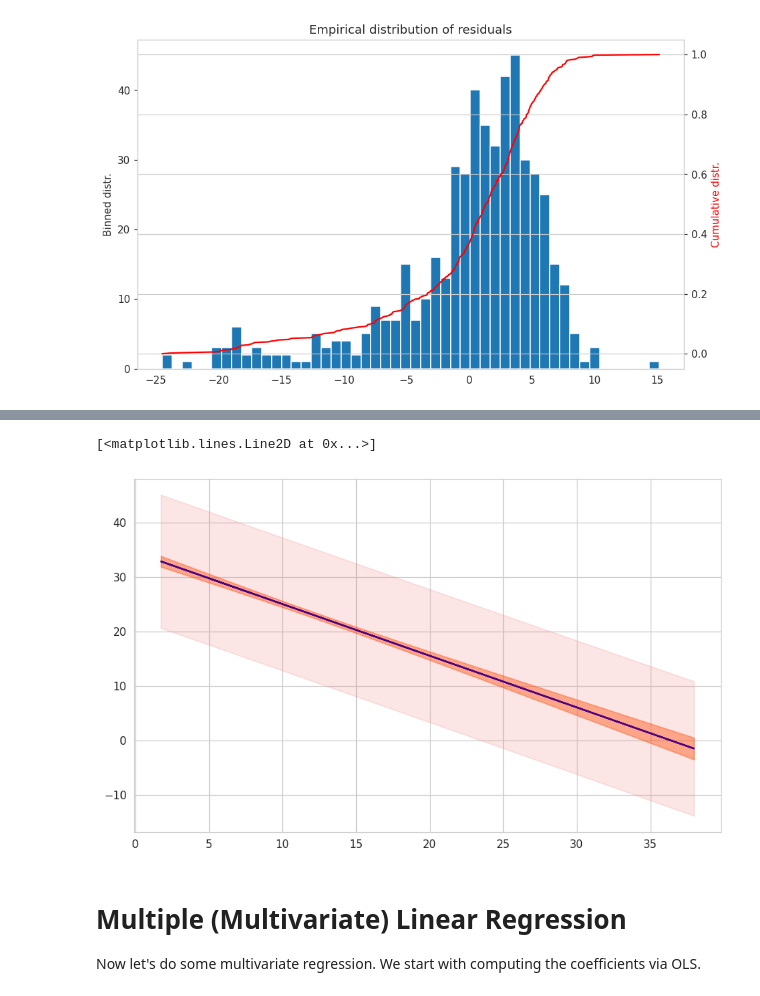
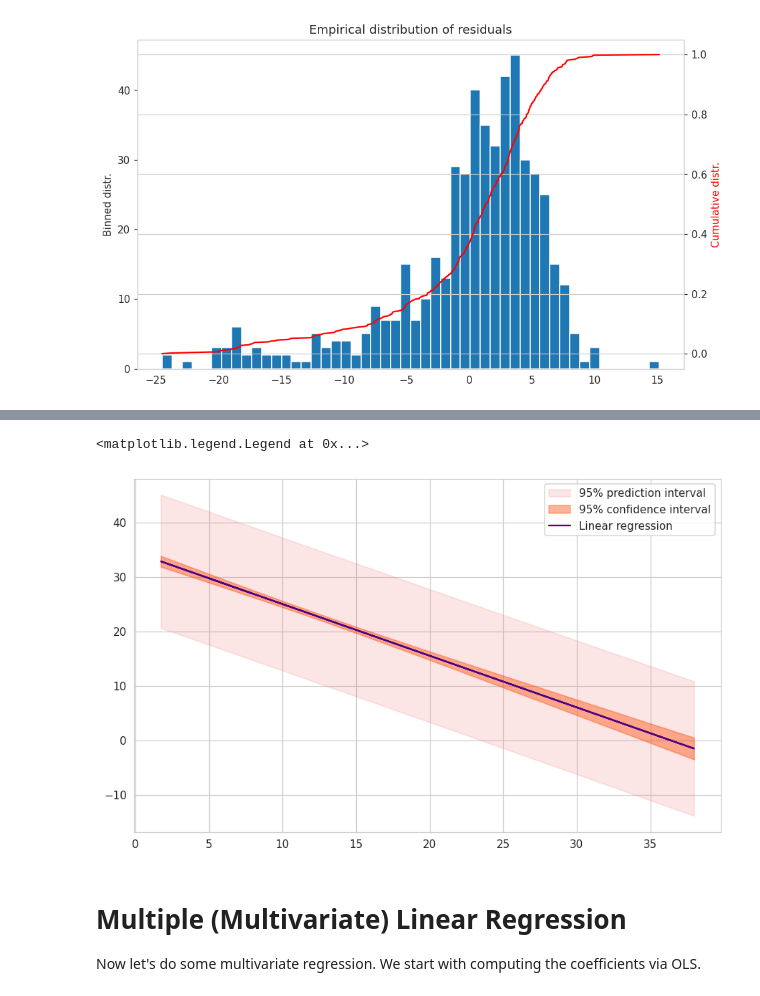
Before and after one commit to fantauzzi/linear_regression, a Jupyter notebook: boston_lin_regr.ipynb, the cells around one changed output, grey strips where cells are left out. Saved outputs shown, nothing was run; the diff lists cells and outputs as text; code cells hidden in the pictures.

Commit message:
Moved the computation and display of the ci/prediction interval bands in the univariate section

```diff
--- a/boston_lin_regr.ipynb
+++ b/boston_lin_regr.ipynb
@@ -294,22 +318,23 @@ def sort_based_on_another(s, x):
 # %%
+def sort_based_on_another(s, x):
+    return s.to_numpy()[np.squeeze(x).argsort()]
+
 y_pred = res.get_prediction(X_exog)
 summary = y_pred.summary_frame(alpha=0.05)
 fig, ax = plt.subplots()
+# fill_between(x, y1, y2) here below assumes that points are listed in (x, y1, y2) left-to-right, in order to provide the desired plot
 obs_ci_upper = sort_based_on_another(summary['obs_ci_upper'], X)
 obs_ci_lower = sort_based_on_another(summary['obs_ci_lower'], X)
 mean_ci_upper = sort_based_on_another(summary['mean_ci_upper'], X)
 mean_ci_lower = sort_based_on_another(summary['mean_ci_lower'], X)
 sorted_X= np.sort(np.squeeze(X))
-# ax.plot(np.squeeze(X), summary['mean_ci_lower'])
-# ax.plot(np.squeeze(X), summary['mean_ci_upper'])
-# ax.plot(np.squeeze(X), summary['obs_ci_lower'])
-# ax.plot(np.squeeze(X), summary['obs_ci_upper'])
-ax.fill_between(sorted_X,obs_ci_upper, obs_ci_lower, alpha =0.2, color='lightcoral' )
-ax.fill_between(sorted_X,mean_ci_upper, mean_ci_lower, alpha =0.4, color='orangered' )
-ax.plot(np.squeeze(X), summary['mean'], color='indigo')
+ax.fill_between(sorted_X,obs_ci_upper, obs_ci_lower, alpha =0.2, color='lightcoral', label='95% prediction interval' )
+ax.fill_between(sorted_X,mean_ci_upper, mean_ci_lower, alpha =0.4, color='orangered', label='95% confidence interval' )
+ax.plot(np.squeeze(X), summary['mean'], color='indigo', label='Linear regression')
+ax.legend()
 # %% [output]
-[<matplotlib.lines.Line2D at 0x...>]
+<matplotlib.legend.Legend at 0x...>
-[figure, old version]
+[figure, new version]
 # %% [markdown]
 # Multiple (Multivariate) Linear Regression
 Now let's do some multivariate regression. We start with computing the coefficients via OLS.
```
Also changed, not shown: parts of 5 cells of this notebook, 2 other files.
